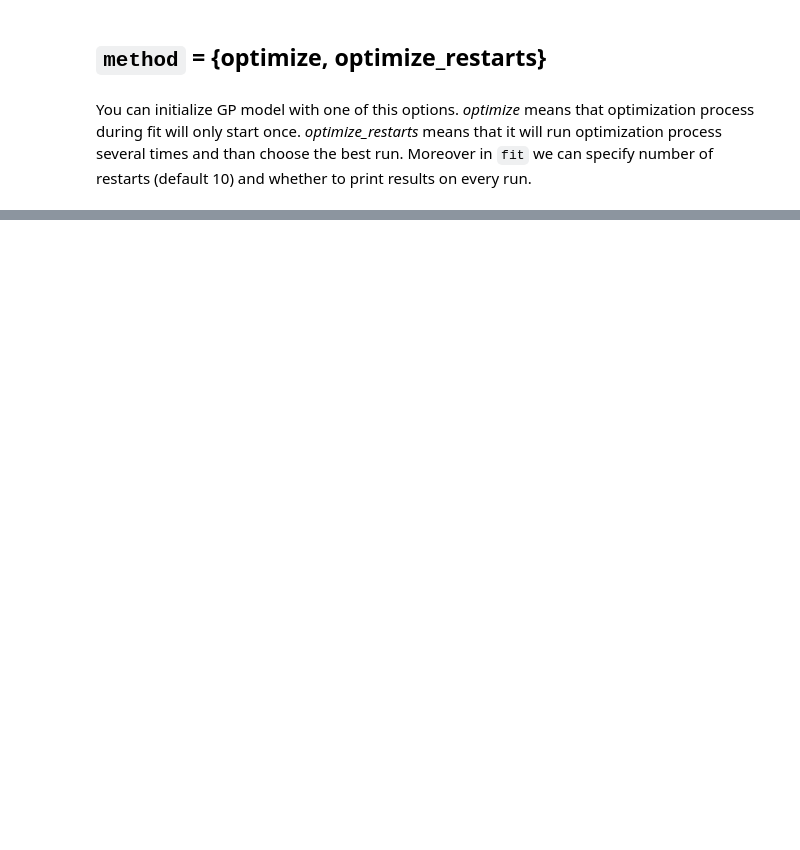
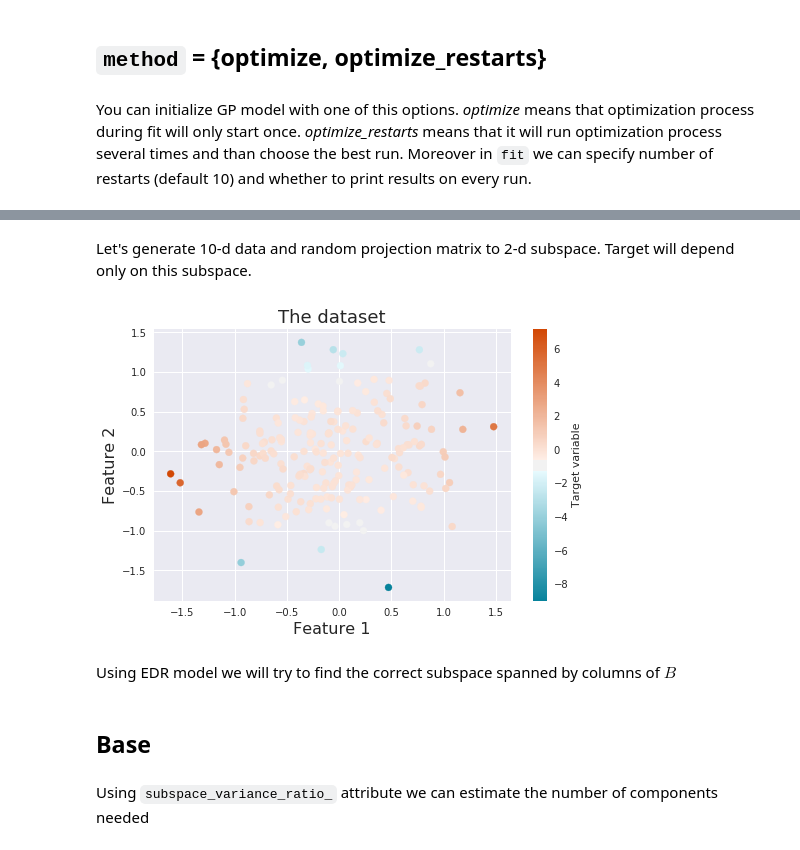
Before and after one commit to neuro-ml/edr-gp, a Jupyter notebook: examples/BriefIntro.ipynb, the cells around one changed output, grey strips where cells are left out. Saved outputs shown, nothing was run; the diff lists cells and outputs as text; code cells hidden in the pictures; blank space fills up the shorter version.

```diff
--- a/examples/BriefIntro.ipynb
+++ b/examples/BriefIntro.ipynb
@@ -233,0 +266,17 @@ roc_auc_score = 0.988
+# %% [markdown]
+Let's generate 10-d data and random projection matrix to 2-d subspace. Target will depend only on this subspace.
+# %%
+np.random.seed(3)
+
+X = get_beta_inputs(200, 10)
+B = np.linalg.qr(np.random.normal(size=(10, 2)))[0]
+X_lower_dim = X.dot(B)
+y = get_edr_target(X_lower_dim, sigma=0.1)
+
+plot_data(X_lower_dim, y)
+# %% [output]
+[figure, added]
+# %% [markdown]
+Using EDR model we will try to find the correct subspace spanned by columns of $B$
+# %% [markdown]
+## Base
@@ -233,0 +289,2 @@ roc_auc_score = 0.988
+# %% [markdown]
+Using `subspace_variance_ratio_` attribute we can estimate the number of components needed
```
Also changed, not shown: parts of 41 cells of this notebook.
